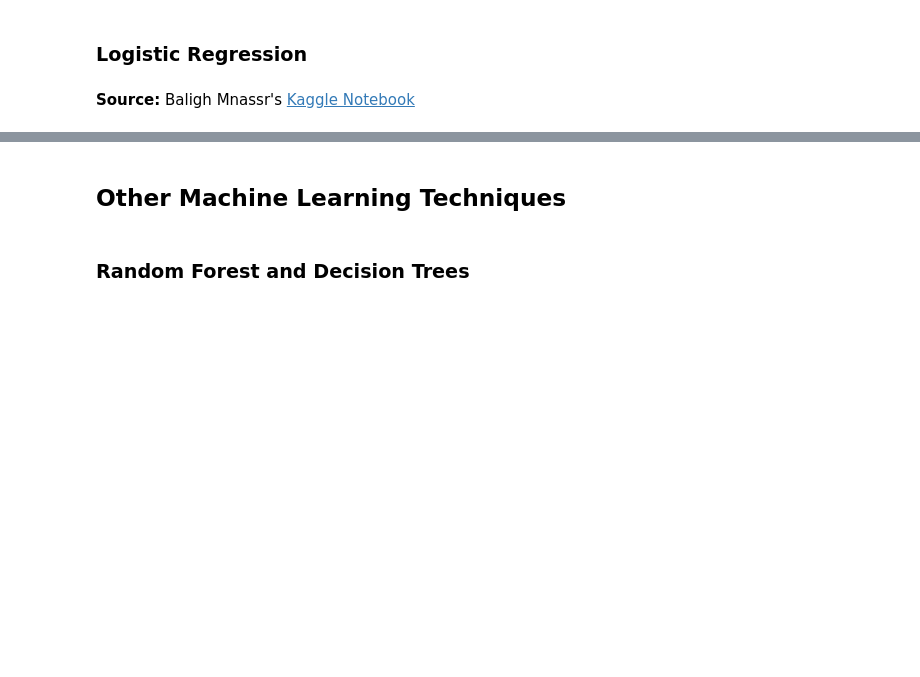
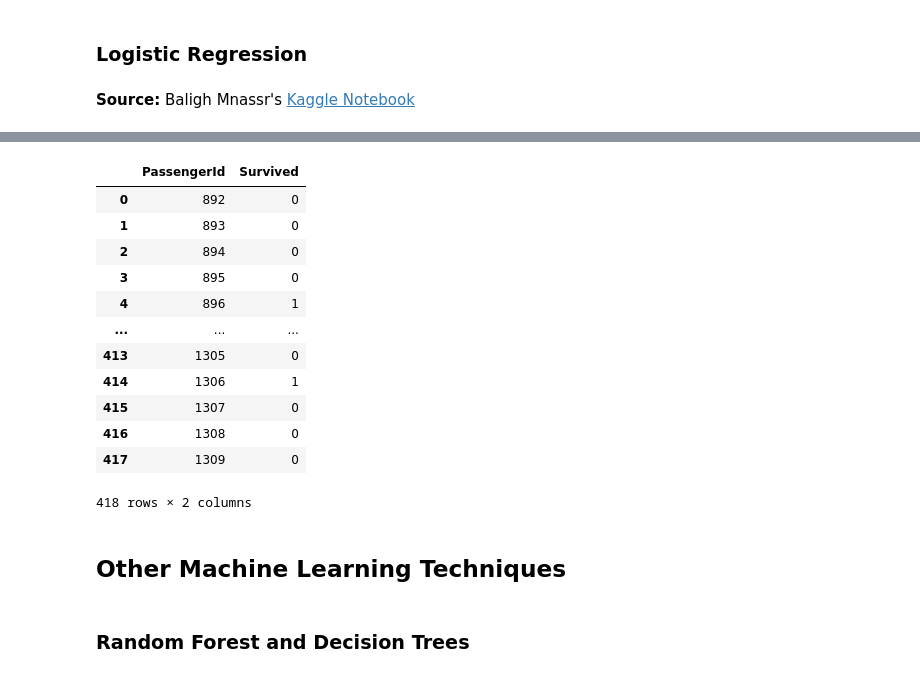
Before and after one commit to catstacks/TDADSAssignments, a Jupyter notebook: LogReg.ipynb, the cells around one changed output, grey strips where cells are left out. Saved outputs shown, nothing was run; the diff lists cells and outputs as text; code cells hidden in the pictures; blank space fills up the shorter version.

```diff
--- a/LogReg.ipynb
+++ b/LogReg.ipynb
@@ -609,3 +609,60 @@ Using a threshold of 0.072 guarantees a sensitivity of 0.962 and a specificity o
+# %%
+from sklearn.preprocessing import StandardScaler
+from sklearn.model_selection import RepeatedStratifiedKFold
+from sklearn.pipeline import Pipeline
+from sklearn.model_selection import GridSearchCV
+
+#Define simple model
+
+C = np.arange(1e-05, 5.5, 0.1)
+scoring = {'Accuracy': 'accuracy', 'AUC': 'roc_auc', 'Log_loss': 'neg_log_loss'}
+log_reg = LogisticRegression()
+
+#Simple pre-processing estimators
+
+std_scale = StandardScaler(with_mean=False, with_std=False)
+#std_scale = StandardScaler()
+
+#Defining the CV method: Using the Repeated Stratified K Fold
+
+
+n_folds=5
+n_repeats=5
+
+rskfold = RepeatedStratifiedKFold(n_splits=n_folds, n_repeats=n_repeats, random_state=2)
+
+#Creating simple pipeline and defining the gridsearch
+
+
+log_clf_pipe = Pipeline(steps=[('scale',std_scale), ('clf',log_reg)])
+
+log_clf = GridSearchCV(estimator=log_clf_pipe, cv=rskfold,
+              scoring=scoring, return_train_score=True,
+              param_grid=dict(clf__C=C), refit='Accuracy')
+
+log_clf.fit(X, y)
+results = log_clf.cv_results_
+# %%
+te_df_encoded['Survived'] = log_clf.predict(te_df_encoded[Selected_features])
+te_df_encoded['PassengerId'] = test_df['PassengerId']
+
+submission = te_df_encoded[['PassengerId','Survived']]
+
+submission
+# %% [output]
+|  | PassengerId | Survived |
+| 0 | 892 | 0 |
+| 1 | 893 | 0 |
+| 2 | 894 | 0 |
+| 3 | 895 | 0 |
+| 4 | 896 | 1 |
+| ... | ... | ... |
+| 413 | 1305 | 0 |
+| 414 | 1306 | 1 |
+| 415 | 1307 | 0 |
+| 416 | 1308 | 0 |
+| 417 | 1309 | 0 |
+418 rows × 2 columns
 # %% [markdown]
 ## Other Machine Learning Techniques
 # %% [markdown]
```
Also changed, not shown: parts of 4 cells of this notebook.
